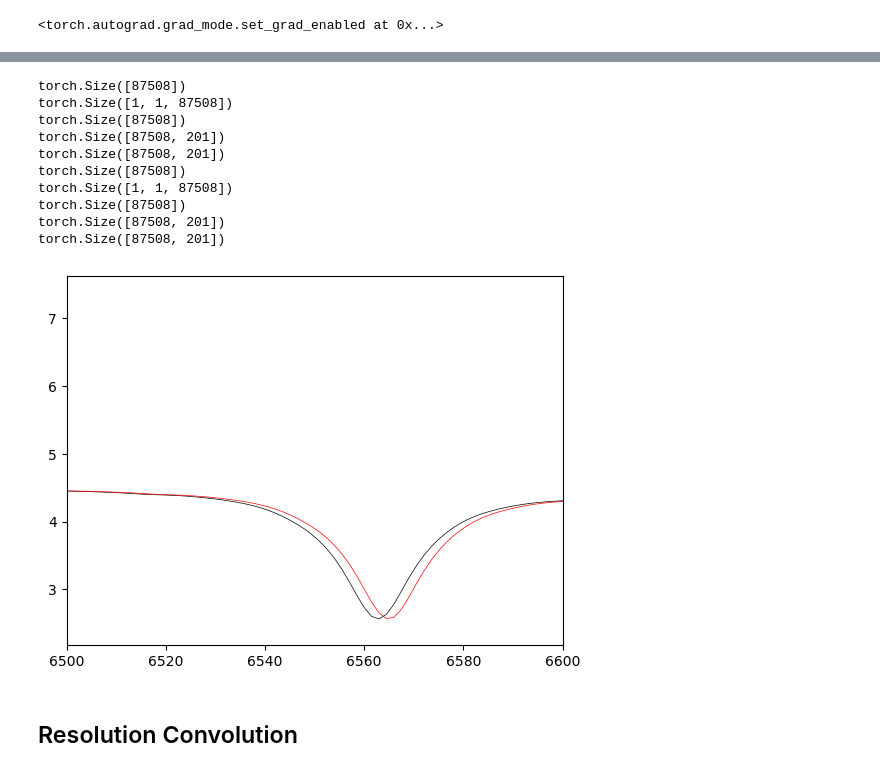
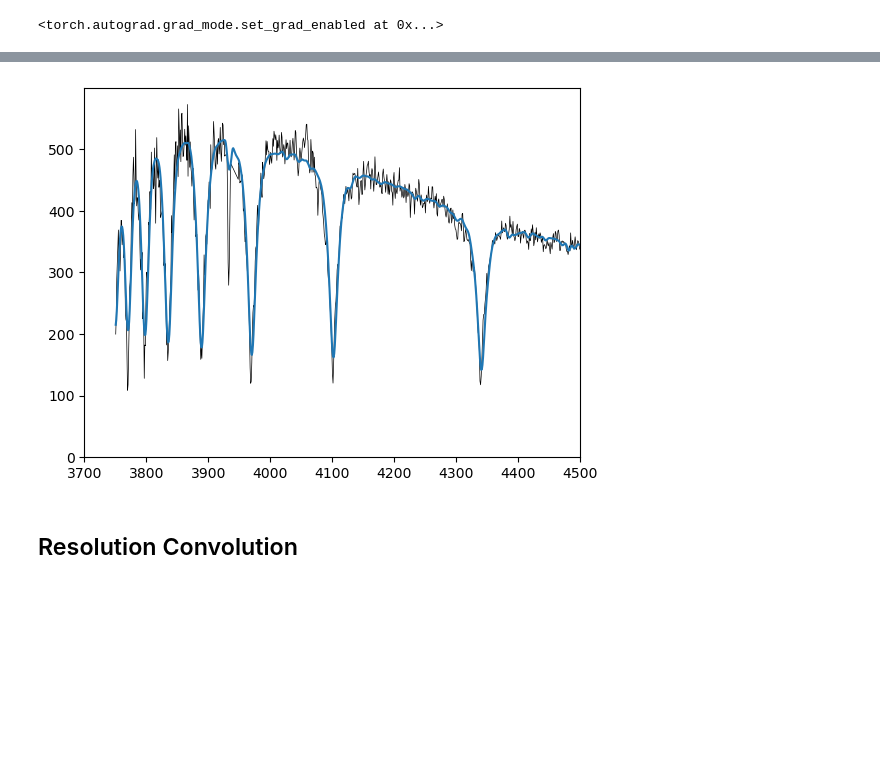
Before and after one commit to SimonVanSchuylenbergh/PASTA, a Jupyter notebook: tensor_interpolation_test.ipynb, the cells around one changed output, grey strips where cells are left out. Cells and saved outputs as stored; diff of their text form; code cells hidden in the pictures; blank space fills up the shorter version.

Commit message:
Fitting continuum now on gpu

```diff
--- a/tensor_interpolation_test.ipynb
+++ b/tensor_interpolation_test.ipynb
@@ -17,24 +15,15 @@ torch.Size([41, 17, 26, 87508])
 # %%
 pso.set_observed(read_fits('BOSS_spectra/spec-016340-59629-27021597912071649.fits'))
-model = pso.produce_model(torch.tensor([10238.1, 0.0423, 3.7897, 80.214, 0.0]))
+model = pso.produce_model(torch.tensor([10248.3, 0.03256, 3.9124, 103.2136, 0.0]))
+continuum = pso.fit_continuum(model)
 
-plt.plot(pso.observed[:,0], model, color='black', lw=0.5)
-model = pso.produce_model(torch.tensor([10238.1, 0.0423, 3.7897, 80.214, 100.0]))
-plt.plot(pso.observed[:,0], model, color='red', lw=0.5)
-plt.xlim((6500, 6600))
+plt.plot(pso.observed[:,0], pso.observed[:,1], color='black', lw=0.5)
+plt.plot(pso.observed[:,0], continuum * model)
+plt.xlim((3700, 4500))
+#plt.xlim((4000, 5000))
 plt.show()
 # %% [output]
-torch.Size([87508])
-torch.Size([1, 1, 87508])
-torch.Size([87508])
-torch.Size([87508, 201])
-torch.Size([87508, 201])
-torch.Size([87508])
-torch.Size([1, 1, 87508])
-torch.Size([87508])
-torch.Size([87508, 201])
-torch.Size([87508, 201])
-[figure, old version]
+[figure, new version]
 # %% [markdown]
 ## Resolution Convolution
 # %%
```
Also changed, not shown: parts of 1 cell of this notebook, 2 other files.
